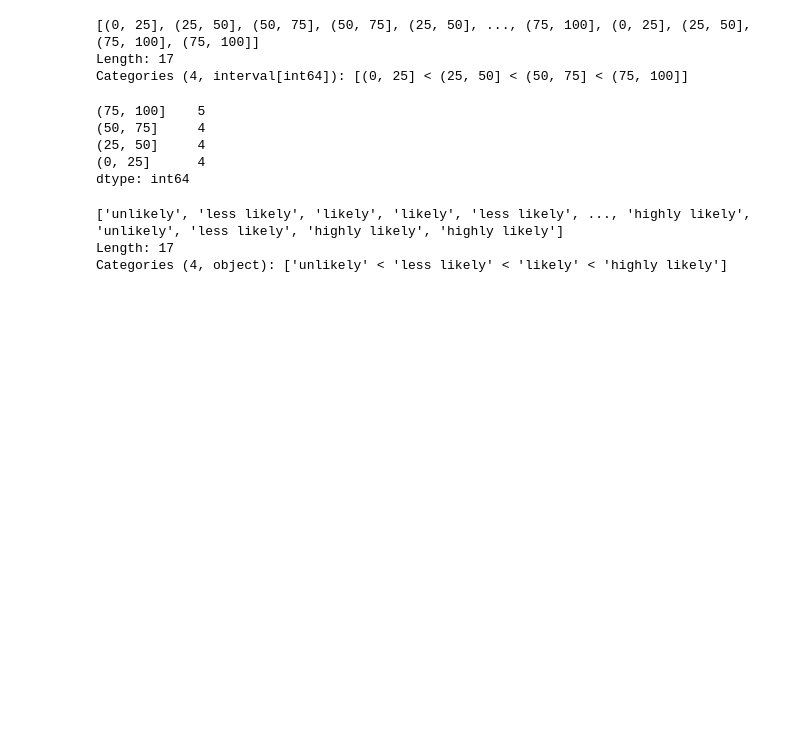
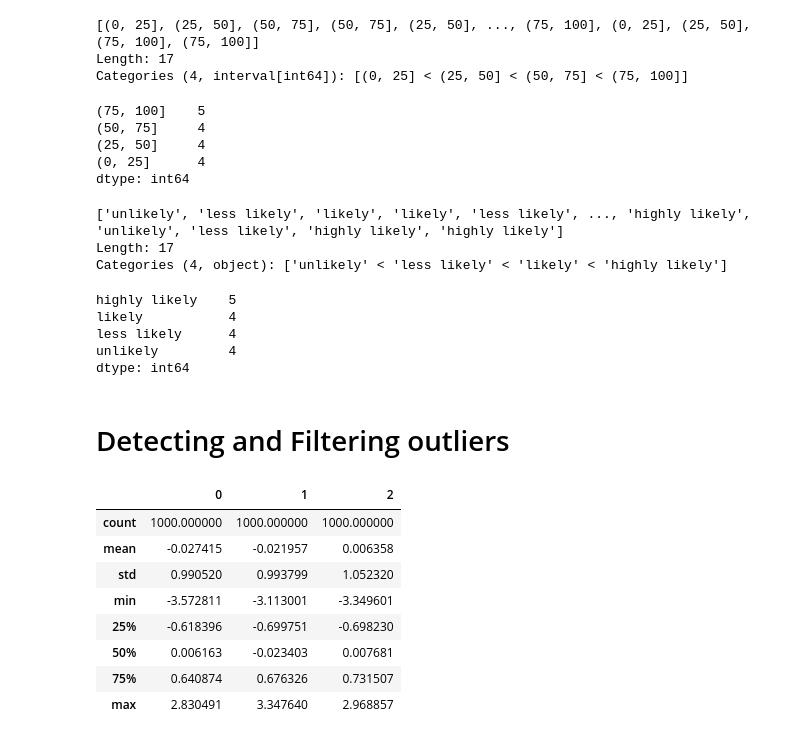
Before and after one commit to OliverRevilla/RW_Pandas, a Jupyter notebook: Pandas_in_depth.ipynb, the cells around one changed output. Cells and saved outputs as stored; diff of their text form; code cells hidden in the pictures; blank space fills up the shorter version.

```diff
--- a/Pandas_in_depth.ipynb
+++ b/Pandas_in_depth.ipynb
@@ -677,3 +678,27 @@ pd.cut(results,bins, labels = bin_names)
 ['unlikely', 'less likely', 'likely', 'likely', 'less likely', ..., 'highly likely', 'unlikely', 'less likely', 'highly likely', 'highly likely']
 Length: 17
 Categories (4, object): ['unlikely' < 'less likely' < 'likely' < 'highly likely']
+# %%
+pd.value_counts(category)
+# %% [output]
+highly likely    5
+likely           4
+less likely      4
+unlikely         4
+dtype: int64
+# %% [markdown]
+# Detecting and Filtering outliers
+# %%
+# function describe(): statistics for each column.
+randframe = pd.DataFrame(np.random.randn(1000,3))
+randframe.describe()
+# %% [output]
+|  | 0 | 1 | 2 |
+| count | 1000.000000 | 1000.000000 | 1000.000000 |
+| mean | -0.027415 | -0.021957 | 0.006358 |
+| std | 0.990520 | 0.993799 | 1.052320 |
+| min | -3.572811 | -3.113001 | -3.349601 |
+| 25% | -0.618396 | -0.699751 | -0.698230 |
+| 50% | 0.006163 | -0.023403 | 0.007681 |
+| 75% | 0.640874 | 0.676326 | 0.731507 |
+| max | 2.830491 | 3.347640 | 2.968857 |
```
Also changed, not shown: parts of 12 cells of this notebook.
